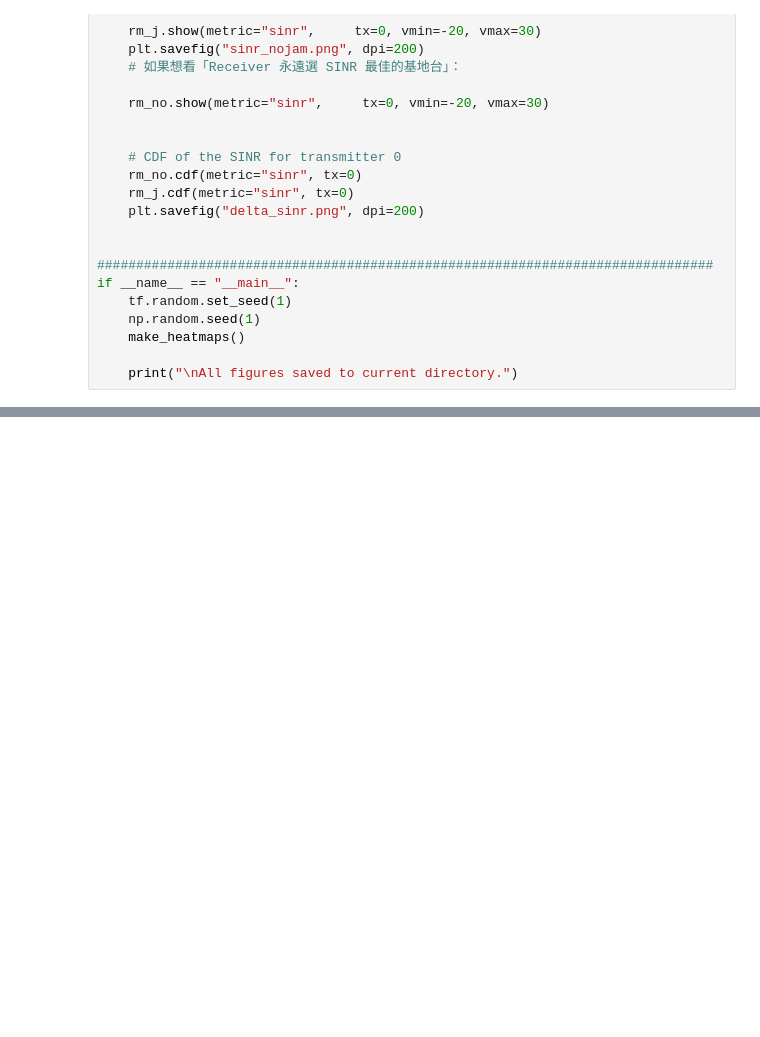
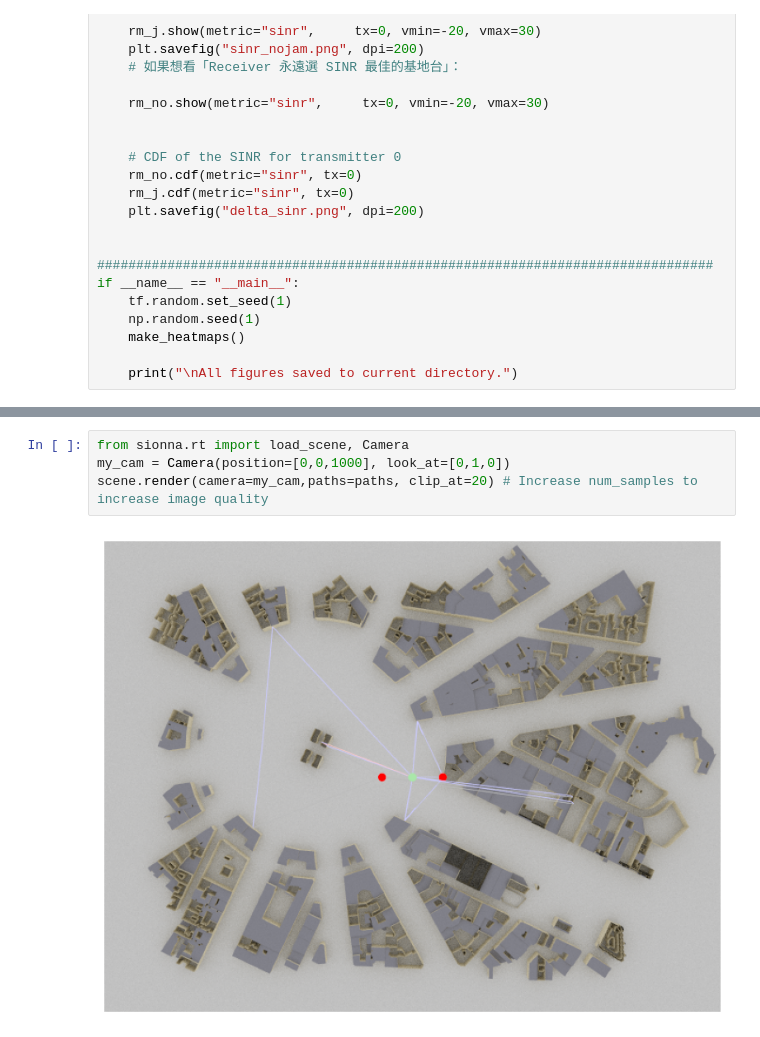
Before and after one commit to kenny223sns/UAV_CSI, a Jupyter notebook: GPT0422.ipynb, the cells around one changed output, grey strips where cells are left out. Drawn from its saved outputs; the diff is of its cells as text; blank space fills up the shorter version.

```diff
--- a/GPT0422.ipynb
+++ b/GPT0422.ipynb
@@ -156,0 +457,6 @@ if __name__ == "__main__":
+# %%
+from sionna.rt import load_scene, Camera
+my_cam = Camera(position=[0,0,1000], look_at=[0,1,0])
+scene.render(camera=my_cam,paths=paths, clip_at=20) # Increase num_samples to increase image quality
+# %% [output]
+[figure, added]
```
Also changed, not shown: parts of 7 cells of this notebook, 16 other files.
